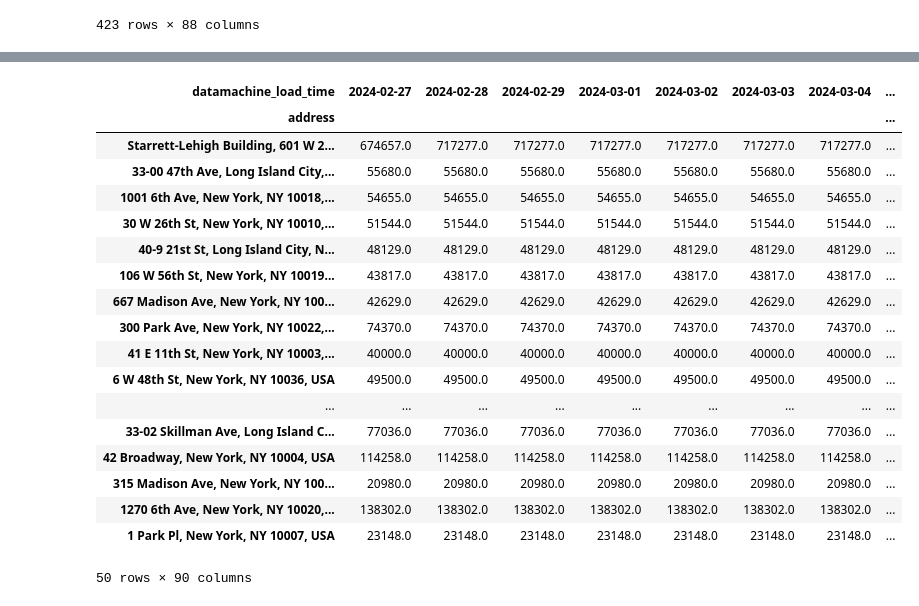
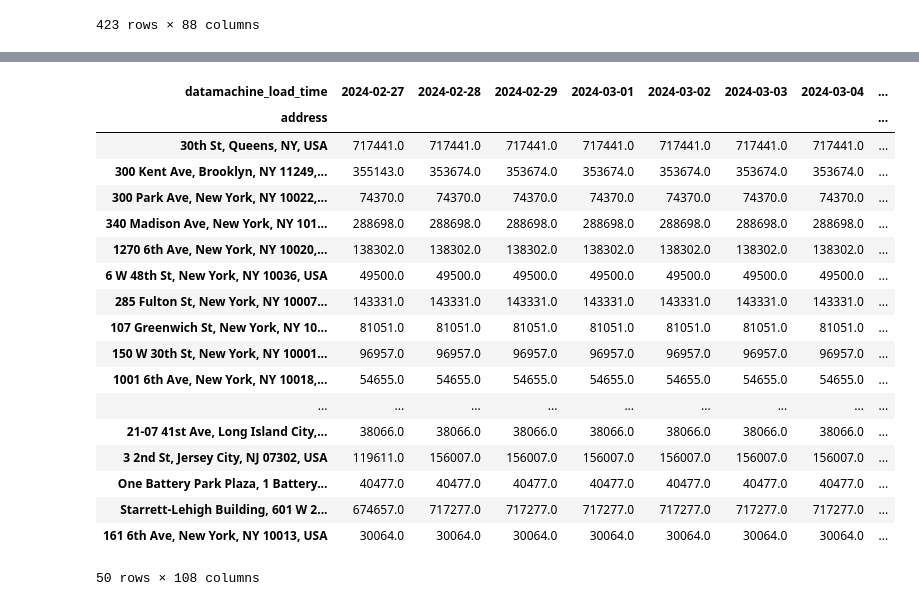
Before and after one commit to ericnolette/xlwings-customfunctions-azurefunctions, a Jupyter notebook: azure_functions_testing.ipynb, the cells around one changed output, grey strips where cells are left out. Cells and saved outputs as stored; diff of their text form; code cells hidden in the pictures.

```diff
--- a/azure_functions_testing.ipynb
+++ b/azure_functions_testing.ipynb
@@ -129,22 +130,22 @@ df
 # %%
-df.head(50).sort_values(by='diff_latest',ascending=True)
+df.head(50).sort_values(by='lifetime_diff',ascending=True)
 # %% [output]
 | datamachine_load_time | 2024-02-27 | 2024-02-28 | 2024-02-29 | 2024-03-01 | 2024-03-02 | 2024-03-03 | 2024-03-04 | ... |
 | address |  |  |  |  |  |  |  | ... |
+| 30th St, Queens, NY, USA | 717441.0 | 717441.0 | 717441.0 | 717441.0 | 717441.0 | 717441.0 | 717441.0 | ... |
+| 300 Kent Ave, Brooklyn, NY 11249,... | 355143.0 | 353674.0 | 353674.0 | 353674.0 | 353674.0 | 353674.0 | 353674.0 | ... |
+| 300 Park Ave, New York, NY 10022,... | 74370.0 | 74370.0 | 74370.0 | 74370.0 | 74370.0 | 74370.0 | 74370.0 | ... |
+| 340 Madison Ave, New York, NY 101... | 288698.0 | 288698.0 | 288698.0 | 288698.0 | 288698.0 | 288698.0 | 288698.0 | ... |
+| 1270 6th Ave, New York, NY 10020,... | 138302.0 | 138302.0 | 138302.0 | 138302.0 | 138302.0 | 138302.0 | 138302.0 | ... |
+| 6 W 48th St, New York, NY 10036, USA | 49500.0 | 49500.0 | 49500.0 | 49500.0 | 49500.0 | 49500.0 | 49500.0 | ... |
+| 285 Fulton St, New York, NY 10007... | 143331.0 | 143331.0 | 143331.0 | 143331.0 | 143331.0 | 143331.0 | 143331.0 | ... |
+| 107 Greenwich St, New York, NY 10... | 81051.0 | 81051.0 | 81051.0 | 81051.0 | 81051.0 | 81051.0 | 81051.0 | ... |
+| 150 W 30th St, New York, NY 10001... | 96957.0 | 96957.0 | 96957.0 | 96957.0 | 96957.0 | 96957.0 | 96957.0 | ... |
+| 1001 6th Ave, New York, NY 10018,... | 54655.0 | 54655.0 | 54655.0 | 54655.0 | 54655.0 | 54655.0 | 54655.0 | ... |
+| ... | ... | ... | ... | ... | ... | ... | ... | ... |
+| 21-07 41st Ave, Long Island City,... | 38066.0 | 38066.0 | 38066.0 | 38066.0 | 38066.0 | 38066.0 | 38066.0 | ... |
+| 3 2nd St, Jersey City, NJ 07302, USA | 119611.0 | 156007.0 | 156007.0 | 156007.0 | 156007.0 | 156007.0 | 156007.0 | ... |
+| One Battery Park Plaza, 1 Battery... | 40477.0 | 40477.0 | 40477.0 | 40477.0 | 40477.0 | 40477.0 | 40477.0 | ... |
 | Starrett-Lehigh Building, 601 W 2... | 674657.0 | 717277.0 | 717277.0 | 717277.0 | 717277.0 | 717277.0 | 717277.0 | ... |
-| 33-00 47th Ave, Long Island City,... | 55680.0 | 55680.0 | 55680.0 | 55680.0 | 55680.0 | 55680.0 | 55680.0 | ... |
-| 1001 6th Ave, New York, NY 10018,... | 54655.0 | 54655.0 | 54655.0 | 54655.0 | 54655.0 | 54655.0 | 54655.0 | ... |
-| 30 W 26th St, New York, NY 10010,... | 51544.0 | 51544.0 | 51544.0 | 51544.0 | 51544.0 | 51544.0 | 51544.0 | ... |
-| 40-9 21st St, Long Island City, N... | 48129.0 | 48129.0 | 48129.0 | 48129.0 | 48129.0 | 48129.0 | 48129.0 | ... |
-| 106 W 56th St, New York, NY 10019... | 43817.0 | 43817.0 | 43817.0 | 43817.0 | 43817.0 | 43817.0 | 43817.0 | ... |
-| 667 Madison Ave, New York, NY 100... | 42629.0 | 42629.0 | 42629.0 | 42629.0 | 42629.0 | 42629.0 | 42629.0 | ... |
-| 300 Park Ave, New York, NY 10022,... | 74370.0 | 74370.0 | 74370.0 | 74370.0 | 74370.0 | 74370.0 | 74370.0 | ... |
-| 41 E 11th St, New York, NY 10003,... | 40000.0 | 40000.0 | 40000.0 | 40000.0 | 40000.0 | 40000.0 | 40000.0 | ... |
-| 6 W 48th St, New York, NY 10036, USA | 49500.0 | 49500.0 | 49500.0 | 49500.0 | 49500.0 | 49500.0 | 49500.0 | ... |
-| ... | ... | ... | ... | ... | ... | ... | ... | ... |
-| 33-02 Skillman Ave, Long Island C... | 77036.0 | 77036.0 | 77036.0 | 77036.0 | 77036.0 | 77036.0 | 77036.0 | ... |
-| 42 Broadway, New York, NY 10004, USA | 114258.0 | 114258.0 | 114258.0 | 114258.0 | 114258.0 | 114258.0 | 114258.0 | ... |
-| 315 Madison Ave, New York, NY 100... | 20980.0 | 20980.0 | 20980.0 | 20980.0 | 20980.0 | 20980.0 | 20980.0 | ... |
-| 1270 6th Ave, New York, NY 10020,... | 138302.0 | 138302.0 | 138302.0 | 138302.0 | 138302.0 | 138302.0 | 138302.0 | ... |
-| 1 Park Pl, New York, NY 10007, USA | 23148.0 | 23148.0 | 23148.0 | 23148.0 | 23148.0 | 23148.0 | 23148.0 | ... |
+| 161 6th Ave, New York, NY 10013, USA | 30064.0 | 30064.0 | 30064.0 | 30064.0 | 30064.0 | 30064.0 | 30064.0 | ... |
-50 rows × 90 columns
+50 rows × 108 columns
```
Also changed, not shown: parts of 6 cells of this notebook.
